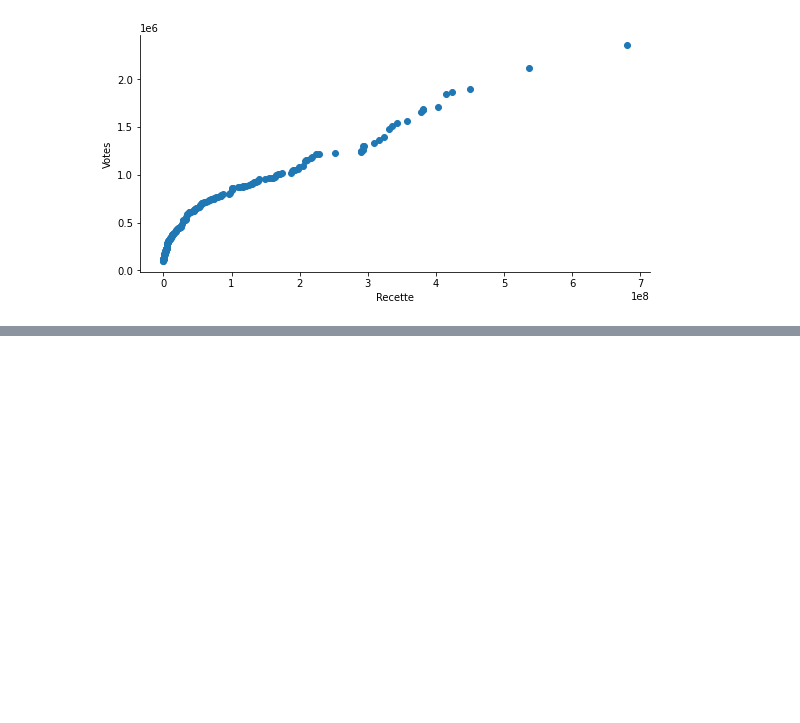
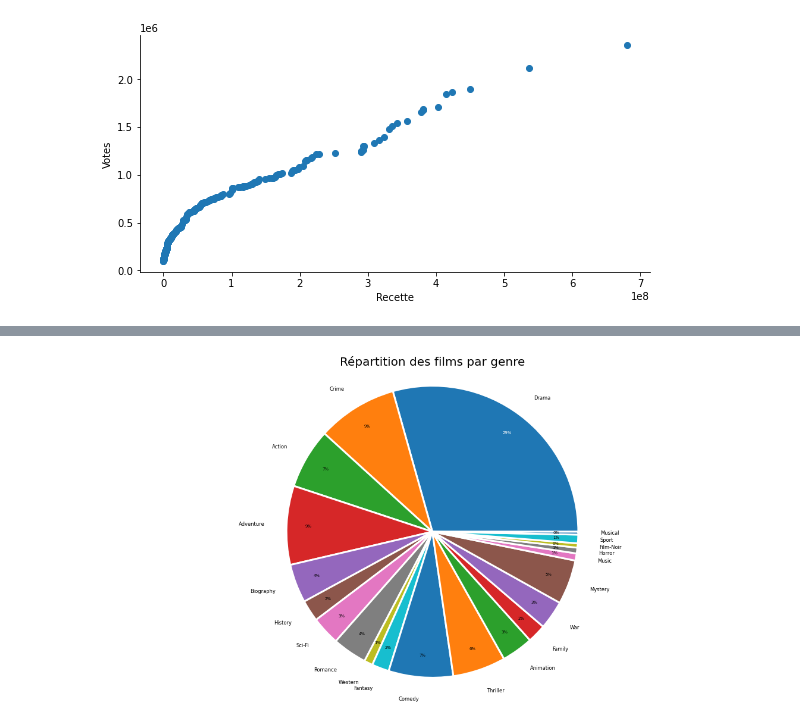
Before and after one commit to clement-camara/imdb-scrapping, a Jupyter notebook: Scraping-IMDB-refacto .ipynb, the cells around one changed output, grey strips where cells are left out. Saved outputs shown, nothing was run; the diff lists cells and outputs as text; code cells hidden in the pictures; blank space fills up the shorter version.

Commit message:
piechart genre

```diff
--- a/Scraping-IMDB-refacto .ipynb
+++ b/Scraping-IMDB-refacto .ipynb
@@ -207,0 +208,4 @@ directors.head()
+# %%
+genre = create_transformed_df(movies, 'Genre',
+                                  ['Score', 'Recette', 'Durée'])
+genre.head()
@@ -207,0 +219,16 @@ directors.head()
+# %%
+labels = genre['Genre']
+sizes = genre['number_of_movies']
+
+fig1, ax1 = plt.subplots(figsize=(20,10))
+patches, texts, autotexts = ax1.pie(sizes, labels=labels, labeldistance=1.15,
+                                          autopct='%.0f%%', pctdistance=0.85,
+                                          textprops={'size': 'smaller'},
+                                          shadow=False, radius=0.5, wedgeprops = { 'linewidth' : 3, 'edgecolor' : 'white' })
+ax1.axis('equal')
+plt.setp(autotexts, size='x-small')
+autotexts[0].set_color('white')
+ax1.set_title('Répartition des films par genre', fontsize=20)
+plt.show()
+# %% [output]
+[figure, added]
```
Also changed, not shown: parts of 4 cells of this notebook.
